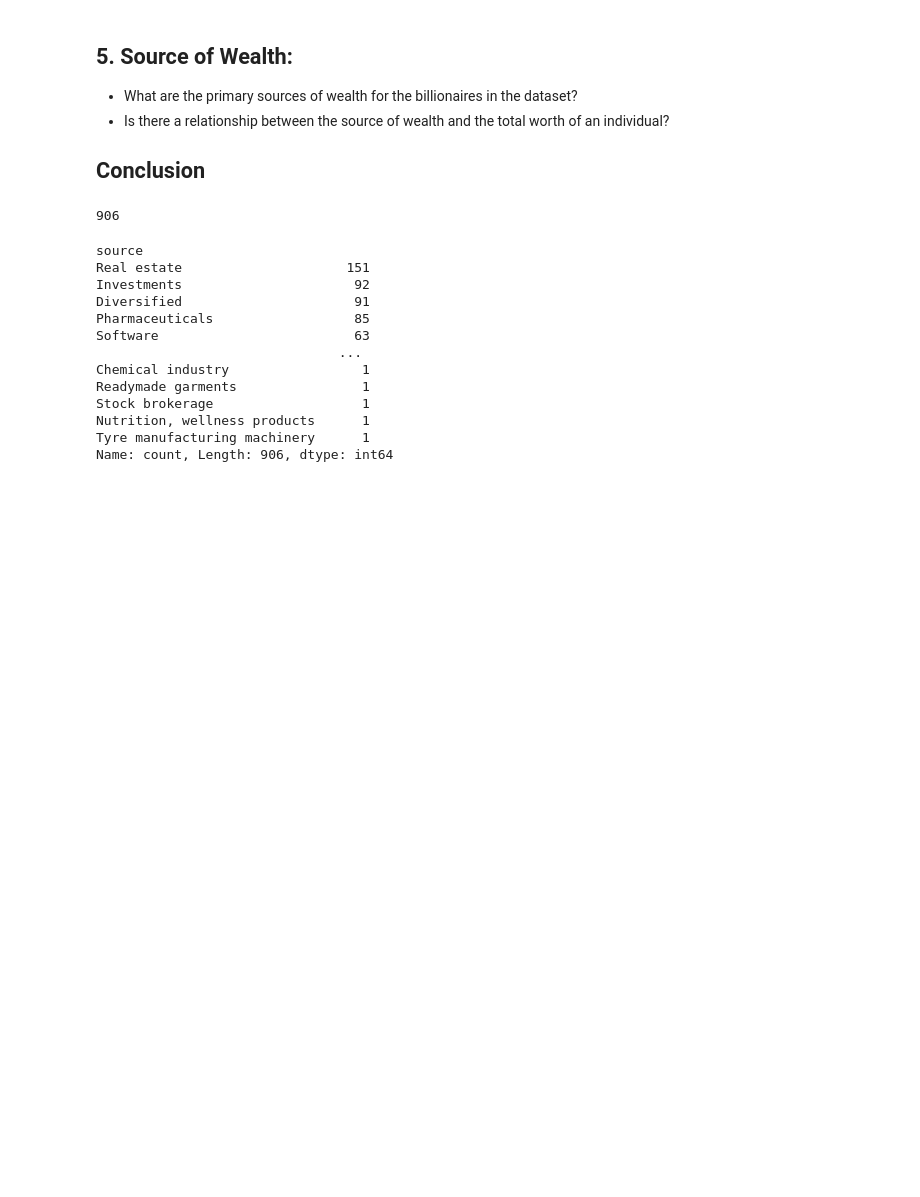
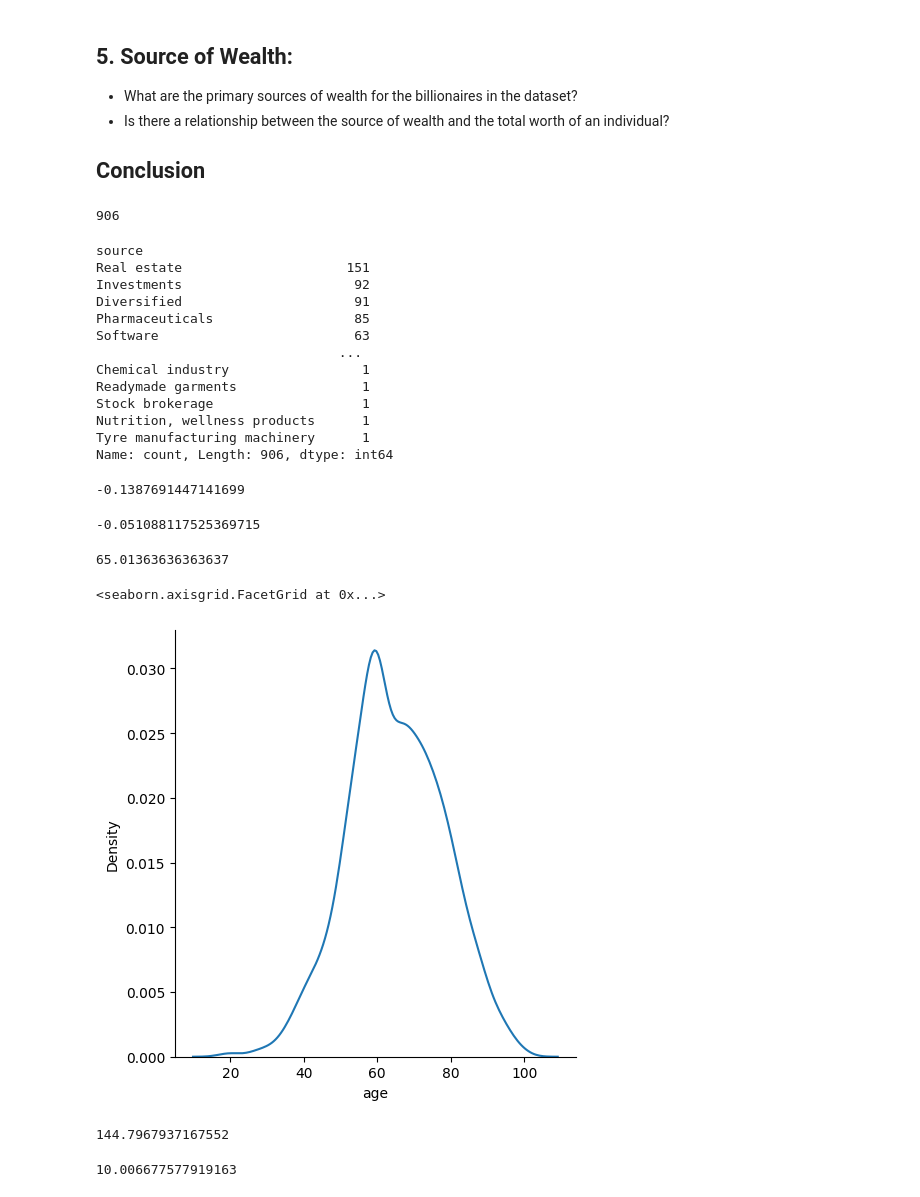
Before and after one commit to naveen3830/Kaggle, a Jupyter notebook: billionaires-data-visualization.ipynb, the cells around one changed output. Cells and saved outputs as stored; diff of their text form; code cells hidden in the pictures; blank space fills up the shorter version.

```diff
--- a/billionaires-data-visualization.ipynb
+++ b/billionaires-data-visualization.ipynb
@@ -395,3 +395,30 @@ Tyre manufacturing machinery      1
 Name: count, Length: 906, dtype: int64
 # %%
 px.histogram(d1,x="source")
+# %%
+from scipy.stats import kurtosis,skew
+kur=kurtosis(d1["age"])
+kur
+# %% [output]
+-0.1387691447141699
+# %%
+skew(d1["age"])
+# %% [output]
+-0.051088117525369715
+# %%
+d1.age.mean()
+# %% [output]
+65.01363636363637
+# %%
+sns.displot(data=d1,x="age",kind="kde")
+# %% [output]
+<seaborn.axisgrid.FacetGrid at 0x...>
+[figure, added]
+# %%
+kurtosis(d1["finalWorth"])
+# %% [output]
+144.7967937167552
+# %%
+skew(d1["finalWorth"])
+# %% [output]
+10.006677577919163
```
Also changed, not shown: parts of 1 cell of this notebook.
